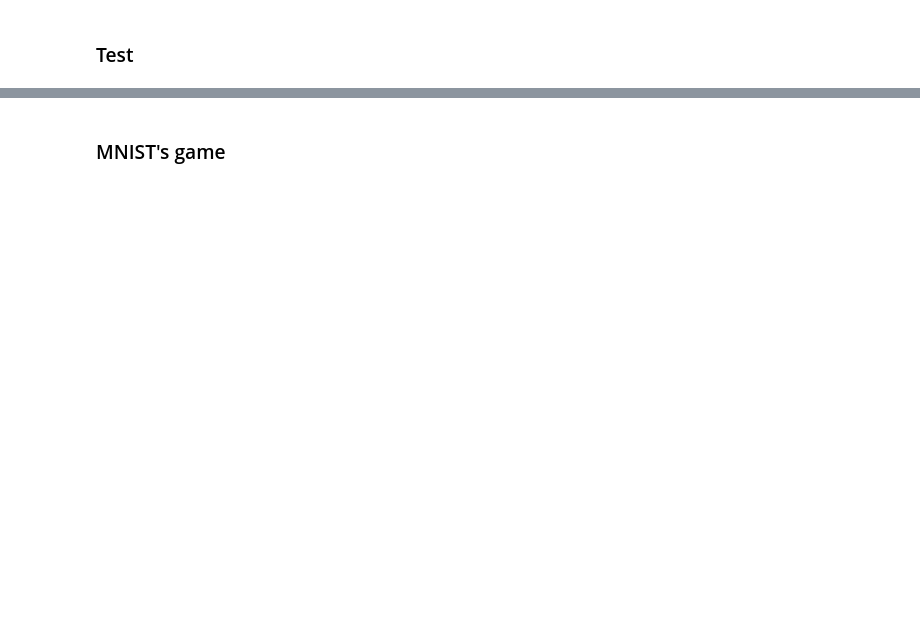
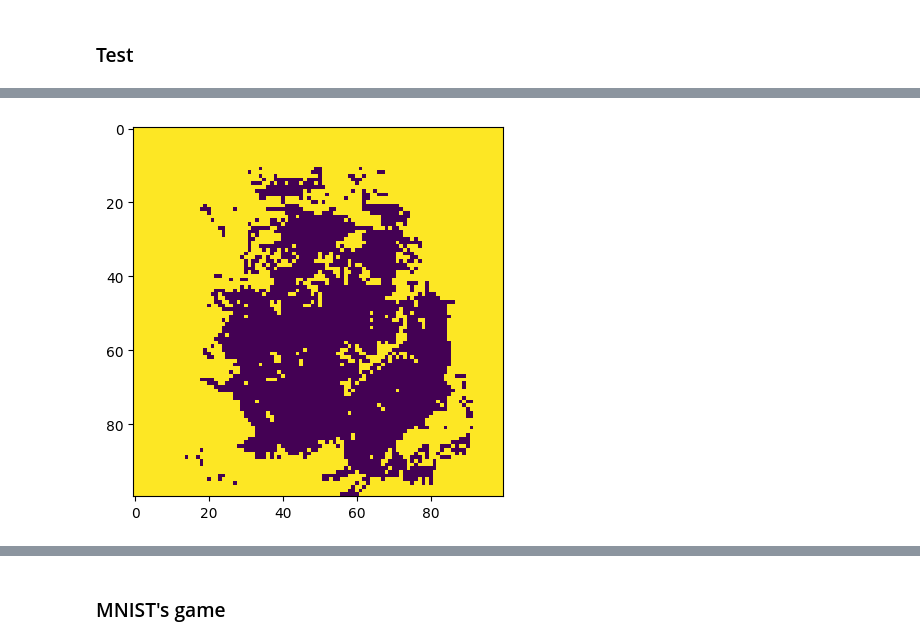
Before and after one commit to TommasoLocatelli/ml_cats_vs_dogs, a Jupyter notebook: 3.Hopfield.ipynb, the cells around one changed output, grey strips where cells are left out. Drawn from its saved outputs; the diff is of its cells as text; code cells hidden in the pictures; blank space fills up the shorter version.

```diff
--- a/3.Hopfield.ipynb
+++ b/3.Hopfield.ipynb
@@ -201,0 +244,5 @@ Error:
+# %%
+plt.imshow(H_Net.state.reshape((100,100)))
+plt.show()
+# %% [output]
+[figure, added]
```
Also changed, not shown: parts of 15 cells of this notebook.
